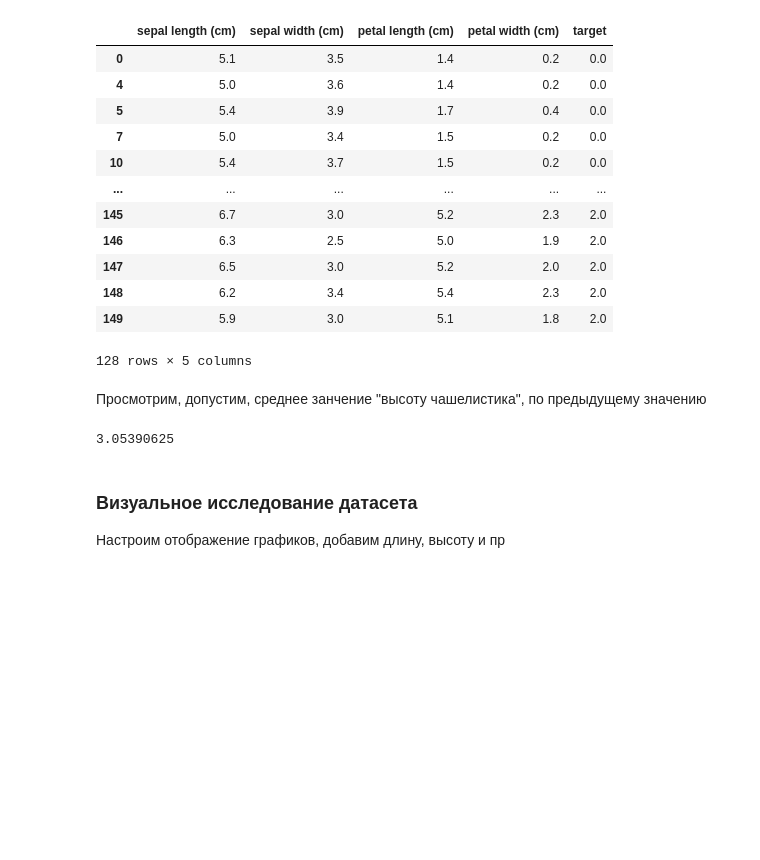
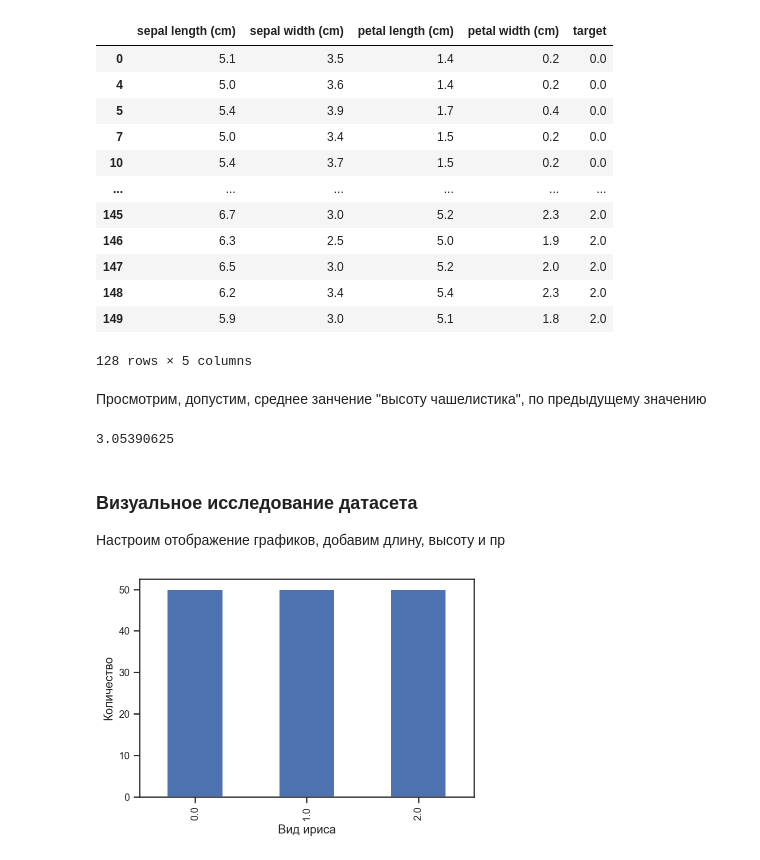
Before and after one commit to mrRoze/TMO-worked, a Jupyter notebook: TMO/Lab 1.ipynb, the cells around one changed output. Cells and saved outputs as stored; diff of their text form; code cells hidden in the pictures; blank space fills up the shorter version.

```diff
--- a/TMO/Lab 1.ipynb
+++ b/TMO/Lab 1.ipynb
@@ -190,3 +190,13 @@ from IPython.display import set_matplotlib_formats
 matplotlib_inline.backend_inline.set_matplotlib_formats("retina")
 # %%
 pd.set_option("display.width", 70)
+# %%
+#Оценим наиболее распространённый вид ириса
+
+count_full = df.groupby("target")["target"].count().sort_values()
+count_full.plot(x="Вид ириса", y="Количество", kind="bar", fontsize=10)
+plt.xlabel("Вид ириса")
+plt.ylabel("Количество")
+plt.show()
+# %% [output]
+[figure, added]
```
Also changed, not shown: parts of 6 cells of this notebook.
